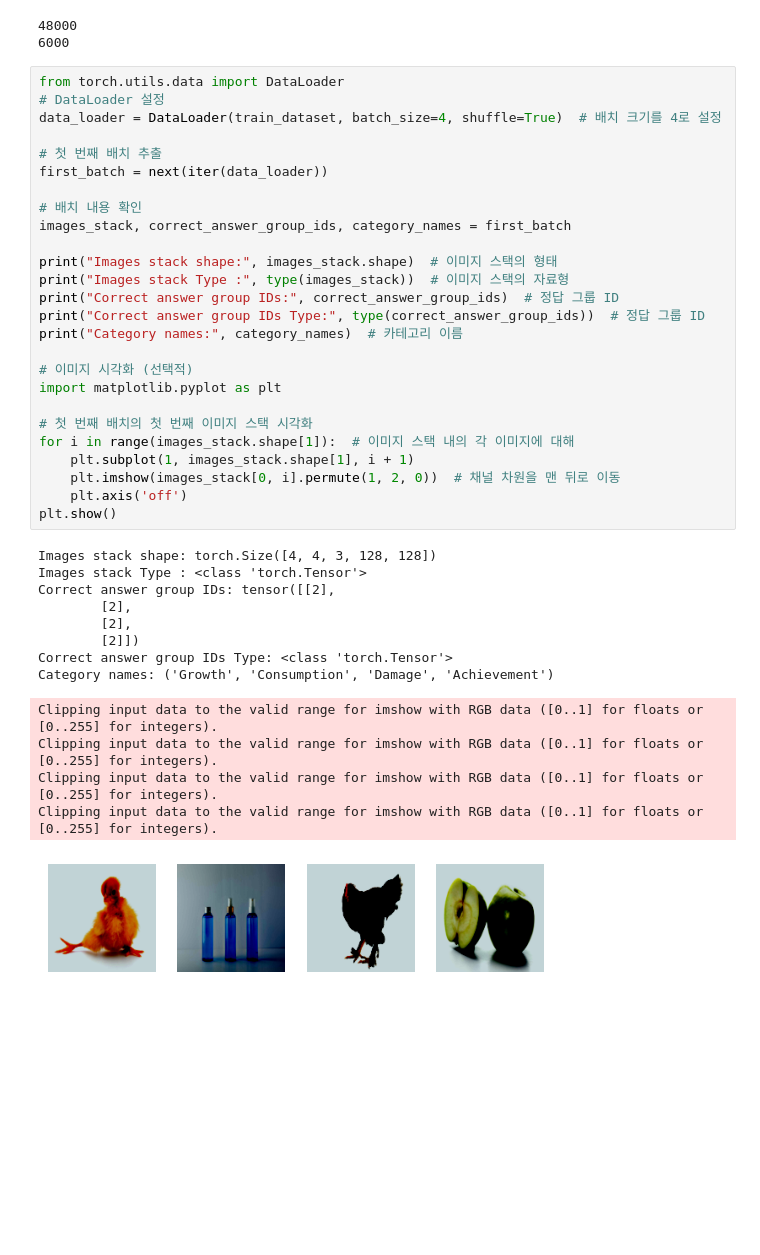
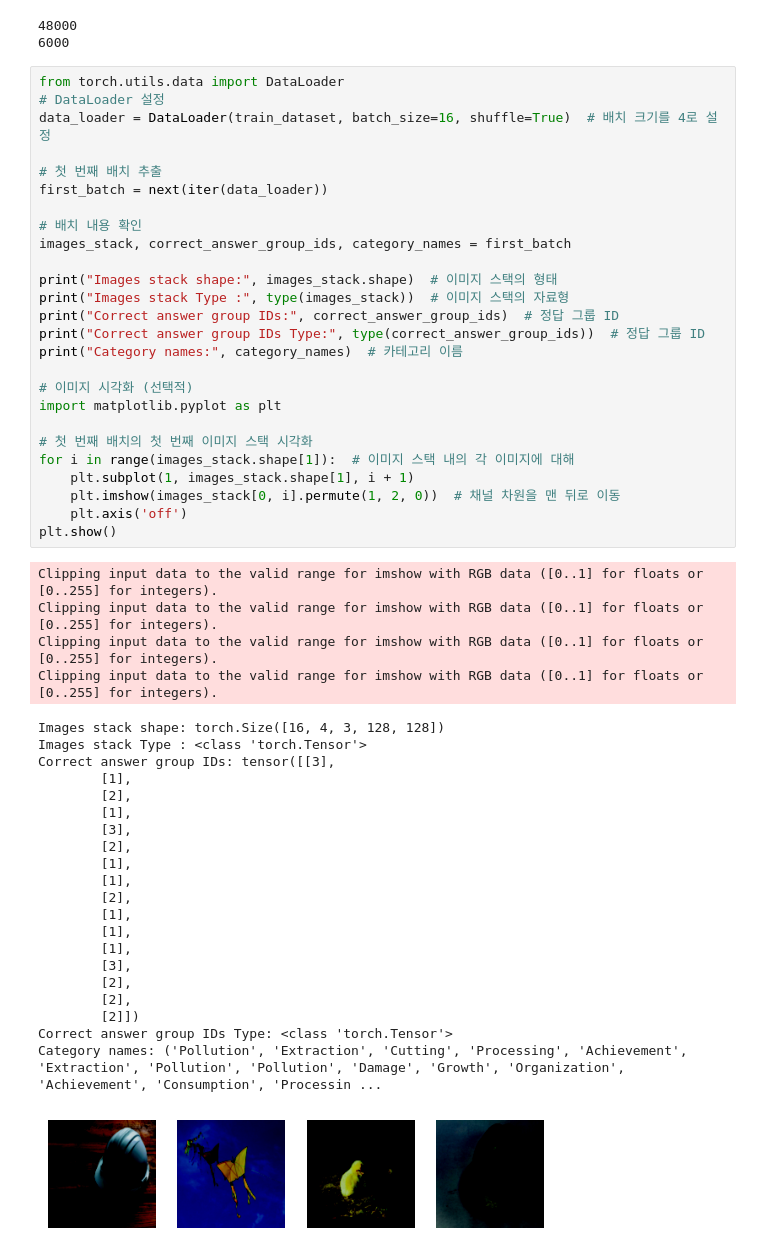
Before and after one commit to wooseungw/Causal_Inference, a Jupyter notebook: code_test_Dataset.ipynb, the cells around one changed output. Drawn from its saved outputs; the diff is of its cells as text; blank space fills up the shorter version.

```diff
--- a/code_test_Dataset.ipynb
+++ b/code_test_Dataset.ipynb
@@ -63,40 +63,52 @@ print(len(val_dataset))
 # %%
 from torch.utils.data import DataLoader
 # DataLoader 설정
-data_loader = DataLoader(train_dataset, batch_size=4, shuffle=True)  # 배치 크기를 4로 설정
+data_loader = DataLoader(train_dataset, batch_size=16, shuffle=True)  # 배치 크기를 4로 설정
 
 # 첫 번째 배치 추출
 first_batch = next(iter(data_loader))
 
 # 배치 내용 확인
 images_stack, correct_answer_group_ids, category_names = first_batch
 
 print("Images stack shape:", images_stack.shape)  # 이미지 스택의 형태
 print("Images stack Type :", type(images_stack))  # 이미지 스택의 자료형
 print("Correct answer group IDs:", correct_answer_group_ids)  # 정답 그룹 ID
 print("Correct answer group IDs Type:", type(correct_answer_group_ids))  # 정답 그룹 ID
 print("Category names:", category_names)  # 카테고리 이름
 
 # 이미지 시각화 (선택적)
 import matplotlib.pyplot as plt
 
 # 첫 번째 배치의 첫 번째 이미지 스택 시각화
 for i in range(images_stack.shape[1]):  # 이미지 스택 내의 각 이미지에 대해
     plt.subplot(1, images_stack.shape[1], i + 1)
     plt.imshow(images_stack[0, i].permute(1, 2, 0))  # 채널 차원을 맨 뒤로 이동
     plt.axis('off')
 plt.show()
 # %% [output]
-Images stack shape: torch.Size([4, 4, 3, 128, 128])
-Images stack Type : <class 'torch.Tensor'>
-Correct answer group IDs: tensor([[2],
-        [2],
-        [2],
-        [2]])
-Correct answer group IDs Type: <class 'torch.Tensor'>
-Category names: ('Growth', 'Consumption', 'Damage', 'Achievement')
+Clipping input data to the valid range for imshow with RGB data ([0..1] for floats or [0..255] for integers).
+Clipping input data to the valid range for imshow with RGB data ([0..1] for floats or [0..255] for integers).
+Clipping input data to the valid range for imshow with RGB data ([0..1] for floats or [0..255] for integers).
+Clipping input data to the valid range for imshow with RGB data ([0..1] for floats or [0..255] for integers).
-Clipping input data to the valid range for imshow with RGB data ([0..1] for floats or [0..255] for integers).
-Clipping input data to the valid range for imshow with RGB data ([0..1] for floats or [0..255] for integers).
-Clipping input data to the valid range for imshow with RGB data ([0..1] for floats or [0..255] for integers).
-Clipping input data to the valid range for imshow with RGB data ([0..1] for floats or [0..255] for integers).
+Images stack shape: torch.Size([16, 4, 3, 128, 128])
+Images stack Type : <class 'torch.Tensor'>
+Correct answer group IDs: tensor([[3],
+        [1],
+        [2],
+        [1],
+        [3],
+        [2],
+        [1],
+        [1],
+        [2],
+        [1],
+        [1],
+        [1],
+        [3],
+        [2],
+        [2],
+        [2]])
+Correct answer group IDs Type: <class 'torch.Tensor'>
+Category names: ('Pollution', 'Extraction', 'Cutting', 'Processing', 'Achievement', 'Extraction', 'Pollution', 'Pollution', 'Damage', 'Growth', 'Organization', 'Achievement', 'Consumption', 'Processin ...
-[figure, old version]
+[figure, new version]
```
Also changed, not shown: parts of 1 cell of this notebook, 3 other files.
